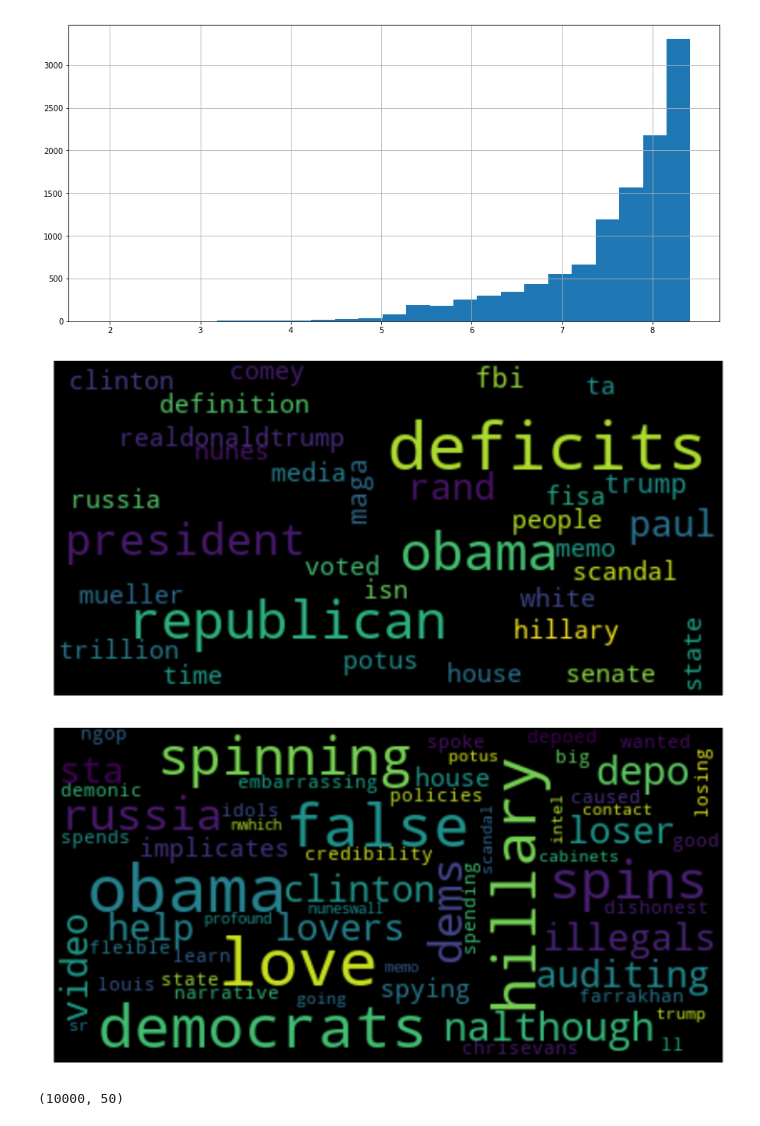
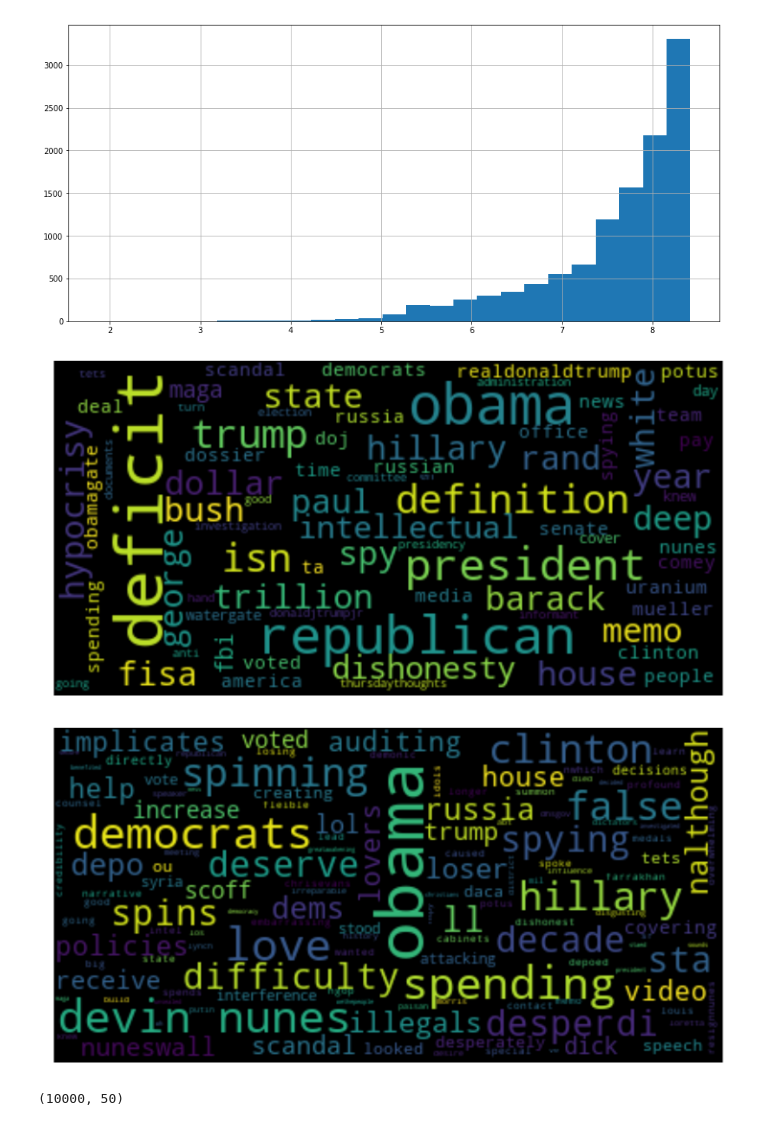
Before and after one commit to alisulas/Russian-Bots-Twitter-Analysis, a Jupyter notebook: TFIDF-KMeans.ipynb, the cells around one changed output. Saved outputs shown, nothing was run; the diff lists cells and outputs as text; code cells hidden in the pictures.

```diff
--- a/TFIDF-KMeans.ipynb
+++ b/TFIDF-KMeans.ipynb
@@ -70,14 +70,14 @@ def plot_word_cloud(terms):
     plt.show()
 # %%
 # 30 tokens with lowest tfidf scores (most common)
-plot_word_cloud(tfidf.sort_values(by=['tfidf'], ascending=True).head(40))
+plot_word_cloud(tfidf.sort_values(by=['tfidf'], ascending=True).head(100))
 # %% [output]
-[figure, old version]
+[figure, new version]
 # %%
 # 30 tokens with highest tfidf scores (least common)
-plot_word_cloud(tfidf.sort_values(by=['tfidf'], ascending=False).head(40))
+plot_word_cloud(tfidf.sort_values(by=['tfidf'], ascending=False).head(100))
 # %% [output]
-[figure, old version]
+[figure, new version]
 # %%
 svd = TruncatedSVD(n_components=50, random_state=0)
 svd_tfidf = svd.fit_transform(vecz)
```
Also changed, not shown: parts of 8 cells of this notebook, 4 other files.
